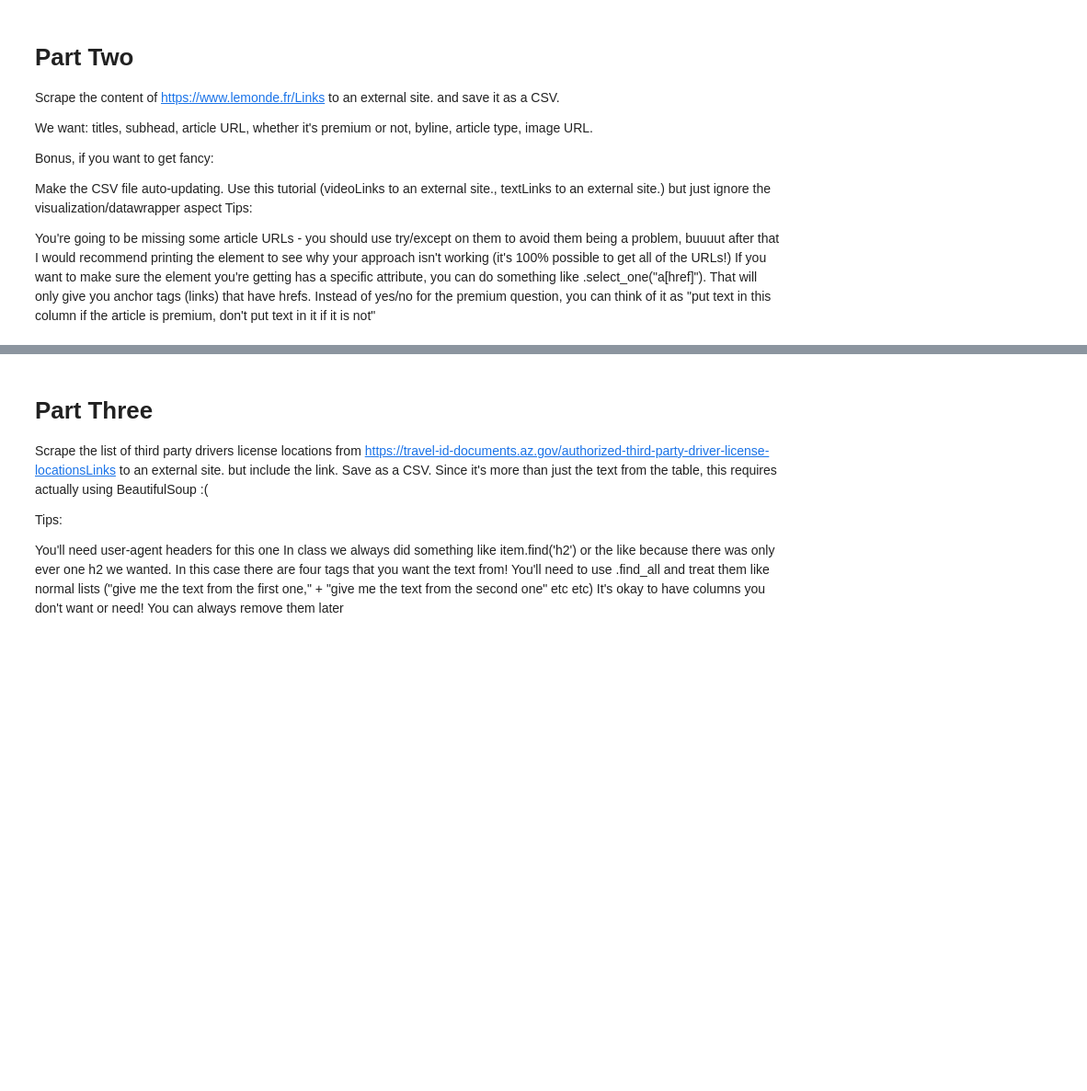
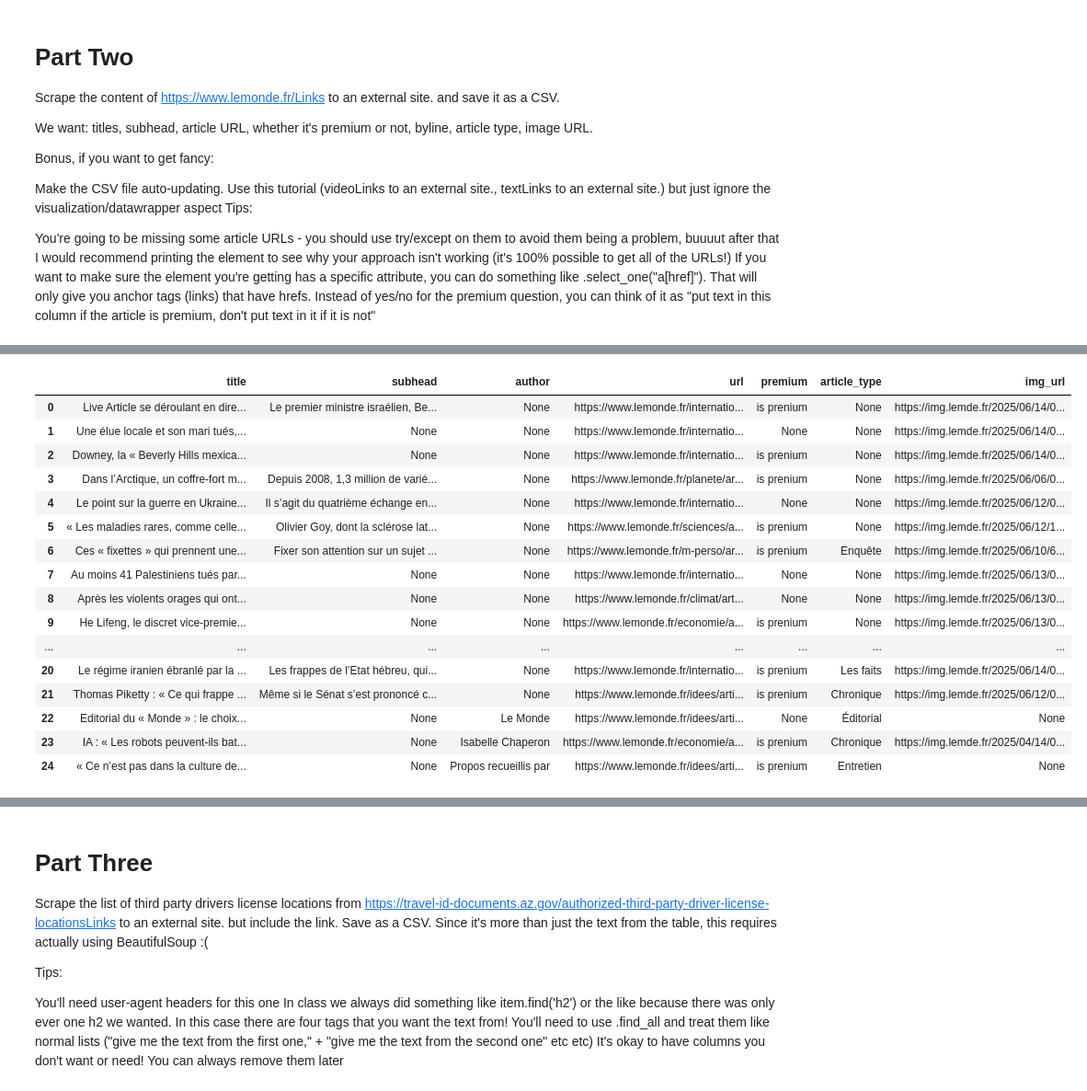
Before and after one commit to olafkoenig/homework_07, a Jupyter notebook: scraping.ipynb, the cells around one changed output, grey strips where cells are left out. Shown at 92% size. Saved outputs shown, nothing was run; the diff lists cells and outputs as text; code cells hidden in the pictures; blank space fills up the shorter version.

```diff
--- a/scraping.ipynb
+++ b/scraping.ipynb
@@ -101,7 +101,3 @@ print(doc.prettify())
   </script>
  </body>
 </html>
-# %%
-for item in articles:
-    print("------")
-    print(item)
@@ -184,37 +105,40 @@ https://www.lemonde.fr/idees/article/2025/06/11/la-victimisation-secondaire-ce-c
 # We want: titles, subhead, article URL, whether it's premium or not, byline, article type, image URL.
 
 articles = doc.find_all(class_="article")
+urls_seen = set()
+
 
 len(articles)
 print(f"My selection contains {len(articles)} articles.")
 
+articles_list = []
+
 for item in articles:
-    print("------")
     # Title
-    print(item.find(class_= 'article__title').text)
+    title = item.find(class_= 'article__title').text
 
     # Premium?
     premium_tag = item.find(class_ = 'icon__premium')
     if premium_tag:
         premium = 'is prenium'
     else:
-        premium = 'is not prenium'
+        premium = None
 
-    # byline ?
+    # byline?
     author = item.find(class_ = 'article__author-name')
     if author:
         author = author.text
     else:
         author = None
 
-    # article type
+    # article type?
     article_cat = item.find(class_ = 'article__type')
     if article_cat:
         article_type = article_cat.text
     else:
         article_type = None
 
-    # article__desc
+    # subhead?
     subhead_tag = item.find(class_ = 'article__desc')
     if subhead_tag:
         subhead = subhead_tag.text
@@ -228,19 +152,42 @@ for item in articles:
     else:
         img_url = None
 
-    # url
-    url_tag = item.find('a')
-    if url_tag:
-        url = url_tag['href']
-    else:
-        url_other = item.find('div', class_='article')
-        if url_other:
-            url = url_other.find('a')['href']
+    # URL
+    # url_tag = item.find('a')
+    # if url_tag:
+    #     url = url_tag['href']
+    # else:
+    #     url_other = item.find('div', class_='article')
+    #     if url_other:
+    #         url = url_other.find('a')['href']
 
+    url_tag = item.find('a', href=True)
+    url = url_tag['href'] if url_tag else None
 
-    print(article_type)
-    print(author)
-    print(img_url)
-    print(url)
+    # Sauter si url déjà vue
+    if not url or url in urls_seen:
+        continue
+    urls_seen.add(url)
+
+    # # Print all
+    # print("------")
+    # print(title)
+    # print(url)
+    # print(article_type)
+    # print(author)
+    # print(img_url)
+
+    articles_list.append({
+    'title': title,
+    'subhead': subhead,
+    'author': author,
+    'url': url,
+    'premium': premium,
+    'article_type': article_type,
+    'img_url': img_url
+    })
+
+df_articles = pd.DataFrame(articles_list)
+df_articles
 # %% [output]
 My selection contains 45 articles.
@@ -262,0 +194,17 @@ https://www.lemonde.fr/idees/article/2025/06/11/la-victimisation-secondaire-ce-c
+|  | title | subhead | author | url | premium | article_type | img_url |
+| 0 | Live Article se déroulant en dire... | Le premier ministre israélien, Be... | None | https://www.lemonde.fr/internatio... | is prenium | None | https://img.lemde.fr/2025/06/14/0... |
+| 1 | Une élue locale et son mari tués,... | None | None | https://www.lemonde.fr/internatio... | None | None | https://img.lemde.fr/2025/06/14/0... |
+| 2 | Downey, la « Beverly Hills mexica... | None | None | https://www.lemonde.fr/internatio... | is prenium | None | https://img.lemde.fr/2025/06/14/0... |
+| 3 | Dans l’Arctique, un coffre-fort m... | Depuis 2008, 1,3 million de varié... | None | https://www.lemonde.fr/planete/ar... | is prenium | None | https://img.lemde.fr/2025/06/06/0... |
+| 4 | Le point sur la guerre en Ukraine... | Il s’agit du quatrième échange en... | None | https://www.lemonde.fr/internatio... | None | None | https://img.lemde.fr/2025/06/12/0... |
+| 5 | « Les maladies rares, comme celle... | Olivier Goy, dont la sclérose lat... | None | https://www.lemonde.fr/sciences/a... | is prenium | None | https://img.lemde.fr/2025/06/12/1... |
+| 6 | Ces « fixettes » qui prennent une... | Fixer son attention sur un sujet ... | None | https://www.lemonde.fr/m-perso/ar... | is prenium | Enquête | https://img.lemde.fr/2025/06/10/6... |
+| 7 | Au moins 41 Palestiniens tués par... | None | None | https://www.lemonde.fr/internatio... | None | None | https://img.lemde.fr/2025/06/13/0... |
+| 8 | Après les violents orages qui ont... | None | None | https://www.lemonde.fr/climat/art... | None | None | https://img.lemde.fr/2025/06/13/0... |
+| 9 | He Lifeng, le discret vice-premie... | None | None | https://www.lemonde.fr/economie/a... | is prenium | None | https://img.lemde.fr/2025/06/13/0... |
+| ... | ... | ... | ... | ... | ... | ... | ... |
+| 20 | Le régime iranien ébranlé par la ... | Les frappes de l’Etat hébreu, qui... | None | https://www.lemonde.fr/internatio... | is prenium | Les faits | https://img.lemde.fr/2025/06/14/0... |
+| 21 | Thomas Piketty : « Ce qui frappe ... | Même si le Sénat s’est prononcé c... | None | https://www.lemonde.fr/idees/arti... | is prenium | Chronique | https://img.lemde.fr/2025/06/12/0... |
+| 22 | Editorial du « Monde » : le choix... | None | Le Monde | https://www.lemonde.fr/idees/arti... | None | Éditorial | None |
+| 23 | IA : « Les robots peuvent-ils bat... | None | Isabelle Chaperon | https://www.lemonde.fr/economie/a... | is prenium | Chronique | https://img.lemde.fr/2025/04/14/0... |
+| 24 | « Ce n’est pas dans la culture de... | None | Propos recueillis par | https://www.lemonde.fr/idees/arti... | is prenium | Entretien | None |
```
Also changed, not shown: parts of 9 cells of this notebook, 2 other files.
